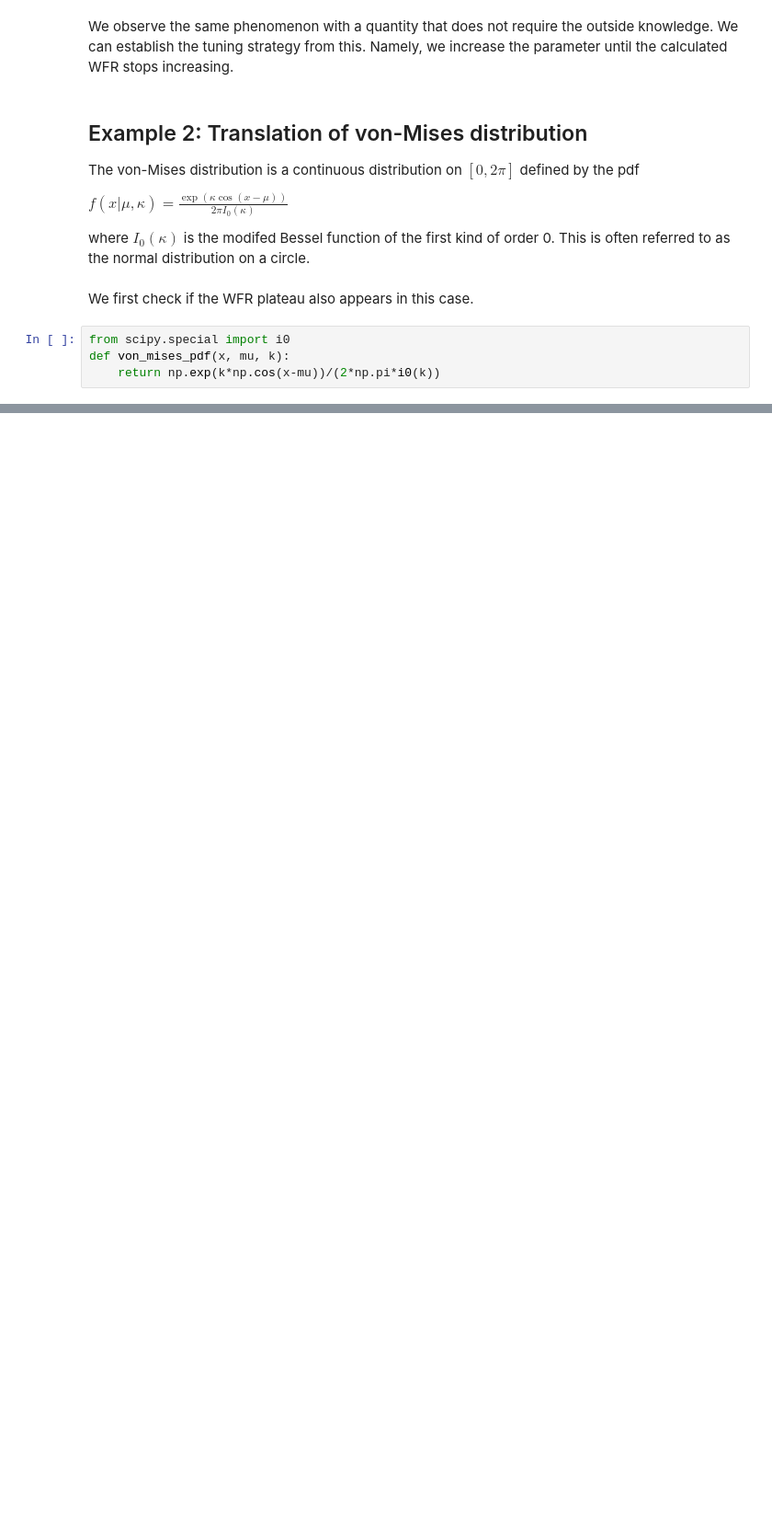
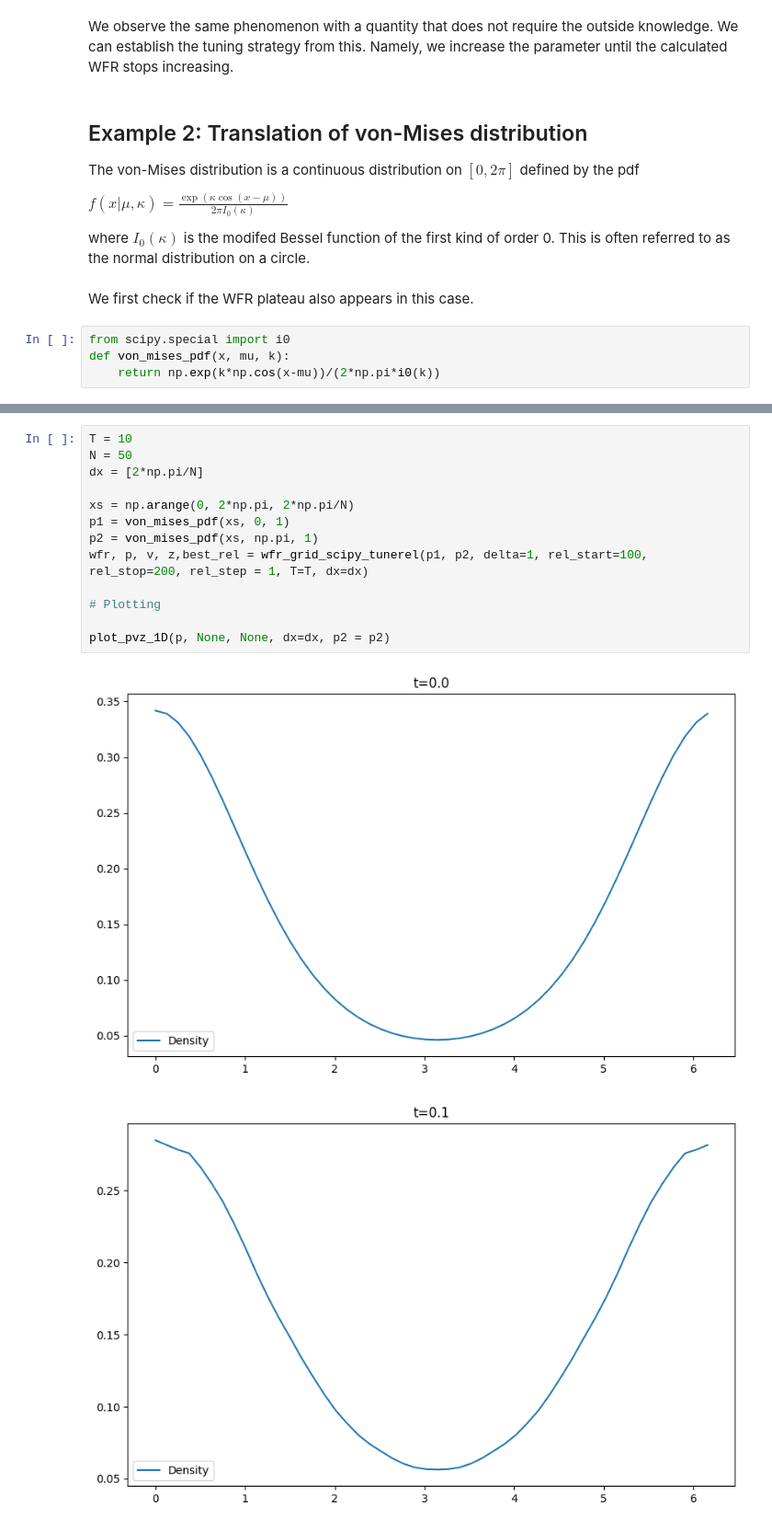
Before and after one commit to mao1756/pdot, a Jupyter notebook: exploratory/wfr_unconstrained_test.ipynb, the cells around one changed output, grey strips where cells are left out. Shown at 92% size. Saved outputs shown, nothing was run; the diff lists cells and outputs as text; blank space fills up the shorter version.

```diff
--- a/exploratory/wfr_unconstrained_test.ipynb
+++ b/exploratory/wfr_unconstrained_test.ipynb
@@ -244,0 +276,16 @@ We note that the plateau appears much earlier. We will try with the smaller rang
+# %%
+T = 10
+N = 50
+dx = [2*np.pi/N]
+
+xs = np.arange(0, 2*np.pi, 2*np.pi/N)
+p1 = von_mises_pdf(xs, 0, 1)
+p2 = von_mises_pdf(xs, np.pi, 1)
+wfr, p, v, z,best_rel = wfr_grid_scipy_tunerel(p1, p2, delta=1, rel_start=100, rel_stop=200, rel_step = 1, T=T, dx=dx)
+
+# Plotting
+
+plot_pvz_1D(p, None, None, dx=dx, p2 = p2)
+# %% [output]
+[figure, added]
+[figure, added]
```
Also changed, not shown: parts of 20 cells of this notebook, 1 other file.
